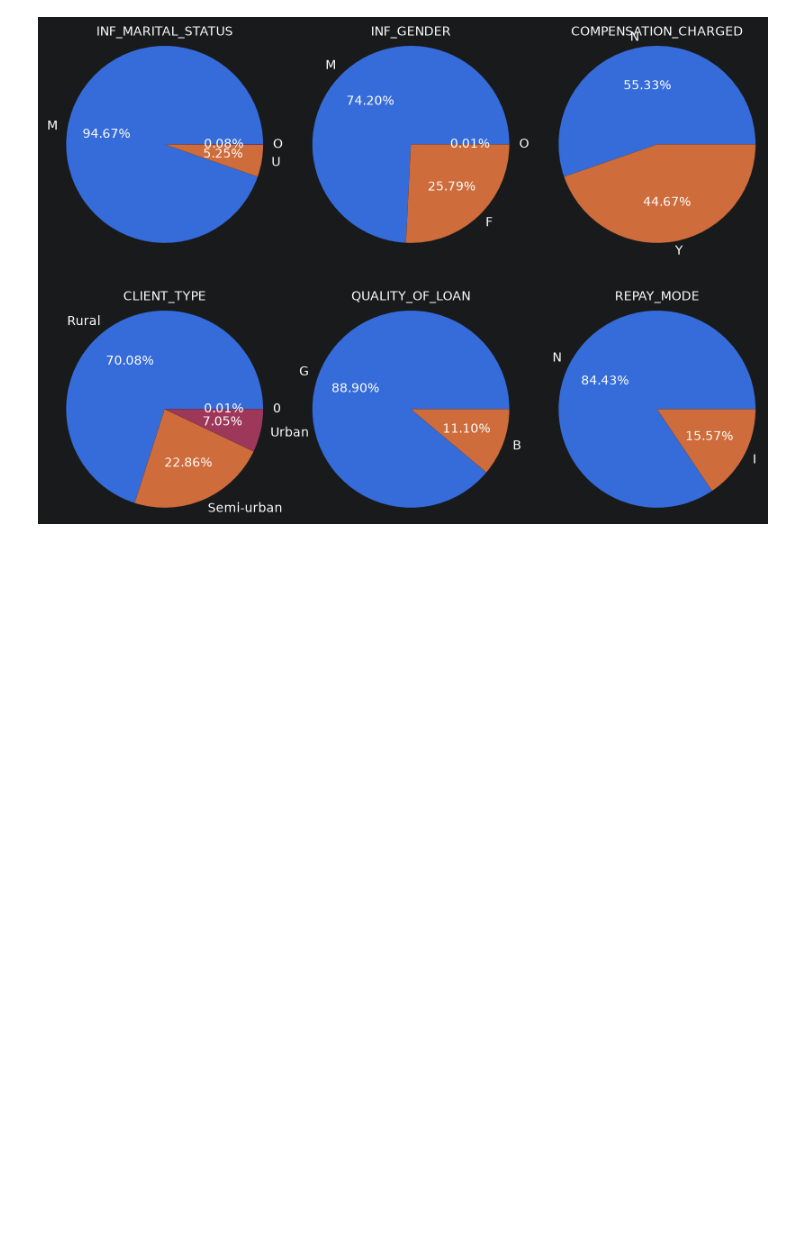
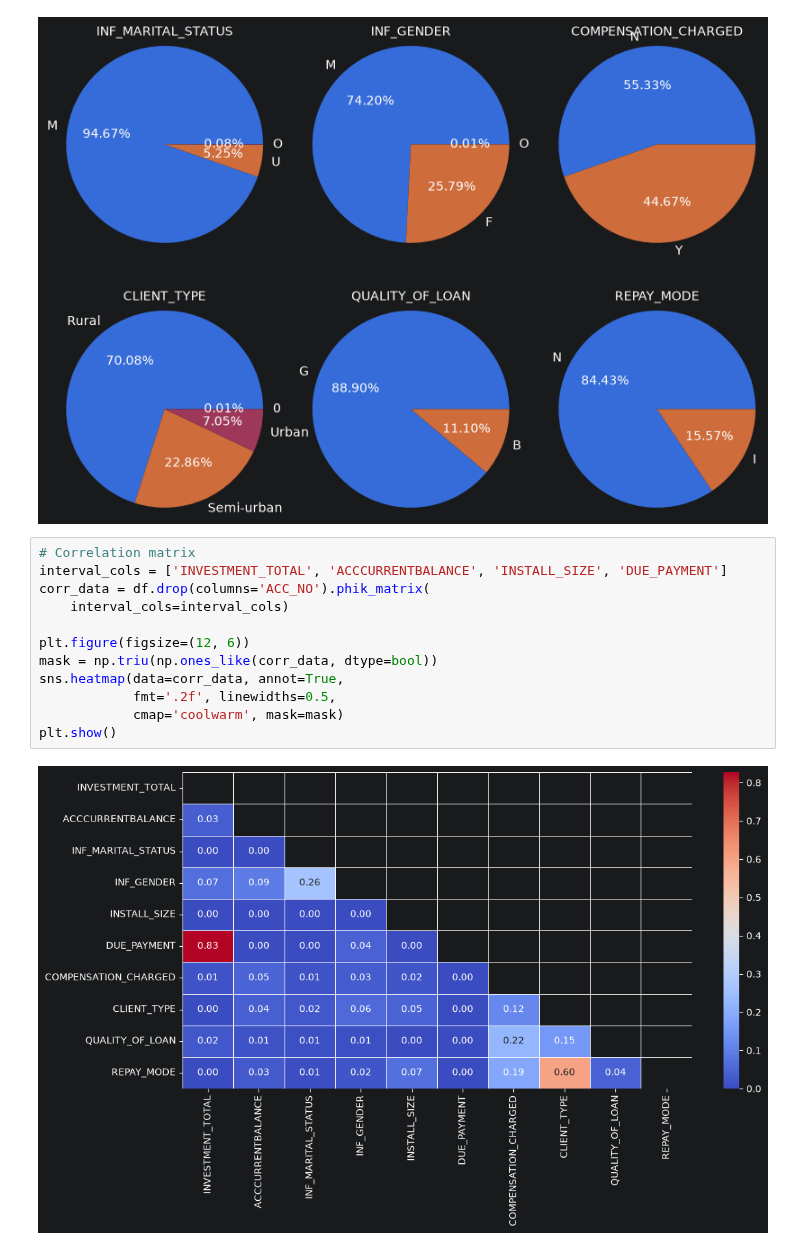
Before and after one commit to blbl-blbl/kaggle-Credit-Risk-Dataset, a Jupyter notebook: notebooks/01_eda.ipynb, the cells around one changed output. Cells and saved outputs as stored; diff of their text form; blank space fills up the shorter version.

Commit message:
build correlation maxtrix

```diff
--- a/notebooks/01_eda.ipynb
+++ b/notebooks/01_eda.ipynb
@@ -332,3 +335,17 @@ ax6.set_title('REPAY_MODE', pad=5, fontsize=10)
 plt.show()
 # %% [output]
 [figure]
+# %%
+# Correlation matrix
+interval_cols = ['INVESTMENT_TOTAL', 'ACCCURRENTBALANCE', 'INSTALL_SIZE', 'DUE_PAYMENT']
+corr_data = df.drop(columns='ACC_NO').phik_matrix(
+    interval_cols=interval_cols)
+
+plt.figure(figsize=(12, 6))
+mask = np.triu(np.ones_like(corr_data, dtype=bool))
+sns.heatmap(data=corr_data, annot=True,
+            fmt='.2f', linewidths=0.5,
+            cmap='coolwarm', mask=mask)
+plt.show()
+# %% [output]
+[figure, added]
```
Also changed, not shown: parts of 3 cells of this notebook.
